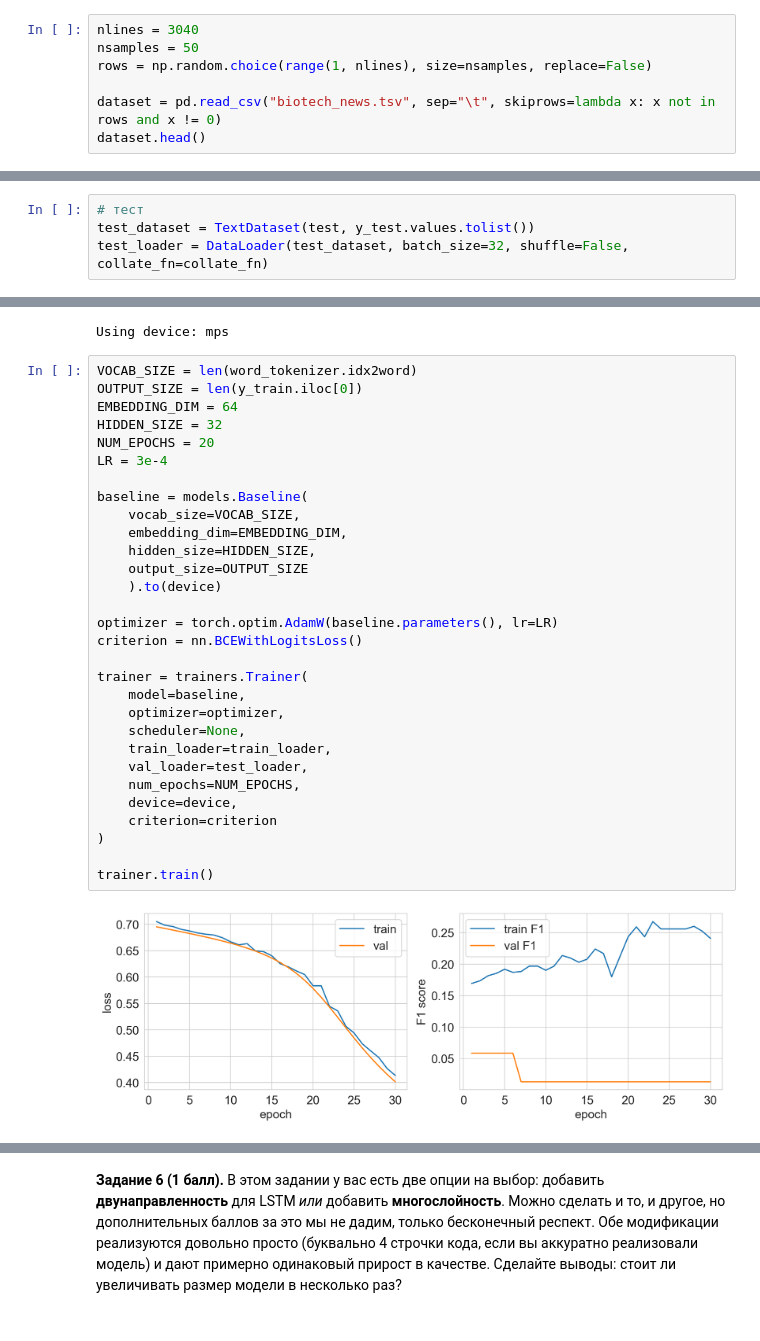
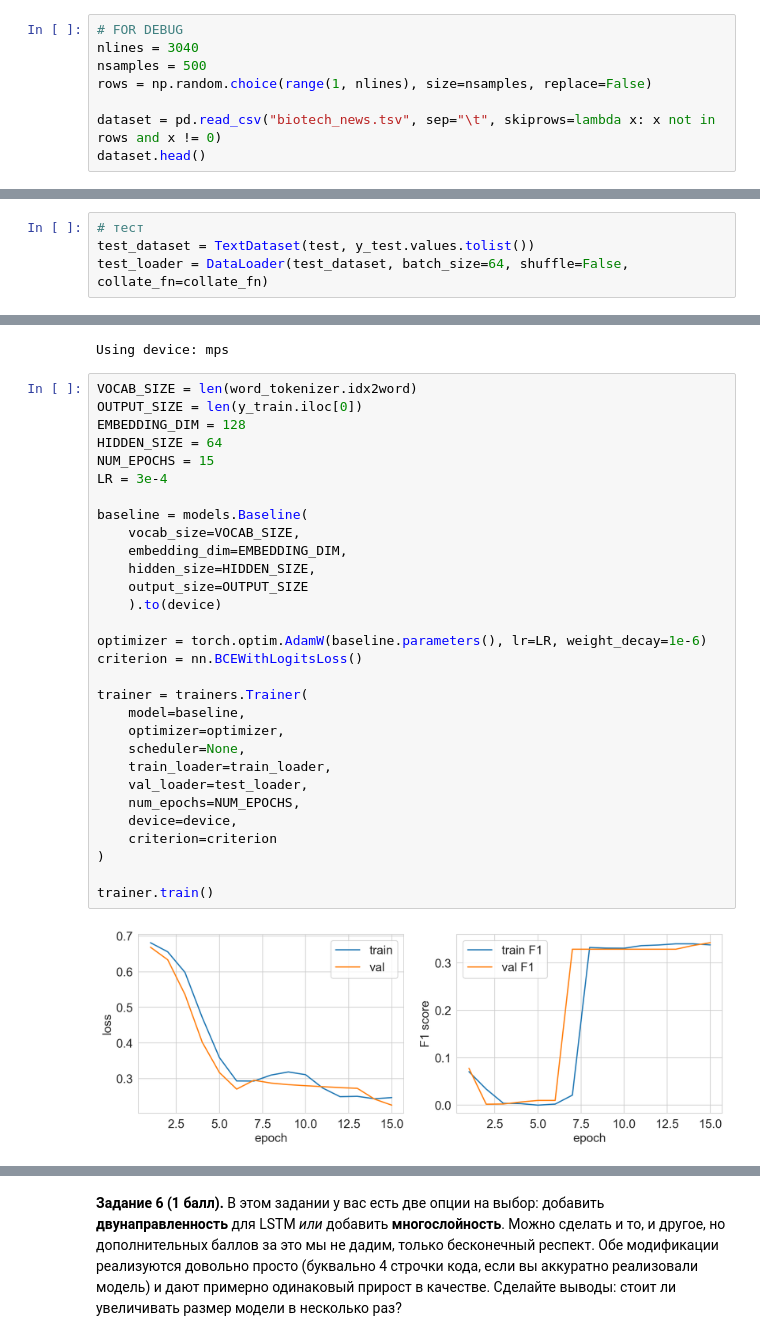
Before and after one commit to aapetukhov/NLP, a Jupyter notebook: nlp_hw2/nlp_hw2.ipynb, the cells around one changed output, grey strips where cells are left out. Saved outputs shown, nothing was run; the diff lists cells and outputs as text.

```diff
--- a/nlp_hw2/nlp_hw2.ipynb
+++ b/nlp_hw2/nlp_hw2.ipynb
@@ -43,6 +47,7 @@ STOP_WORDS = set(stopwords.words("english"))
 # %%
+# FOR DEBUG
 nlines = 3040
-nsamples = 50
+nsamples = 500
 rows = np.random.choice(range(1, nlines), size=nsamples, replace=False)
 
 dataset = pd.read_csv("biotech_news.tsv", sep="\t", skiprows=lambda x: x not in rows and x != 0)
@@ -147,7 +155,7 @@ train_loader = DataLoader(train_dataset, batch_size=32, shuffle=True, collate_fn
 # %%
 # тест
 test_dataset = TextDataset(test, y_test.values.tolist())
-test_loader = DataLoader(test_dataset, batch_size=32, shuffle=False, collate_fn=collate_fn)
+test_loader = DataLoader(test_dataset, batch_size=64, shuffle=False, collate_fn=collate_fn)
 # %% [markdown]
 ## Метрика качества
 
@@ -190,32 +198,32 @@ Using device: mps
 # %%
 VOCAB_SIZE = len(word_tokenizer.idx2word)
 OUTPUT_SIZE = len(y_train.iloc[0])
-EMBEDDING_DIM = 64
-HIDDEN_SIZE = 32
-NUM_EPOCHS = 20
+EMBEDDING_DIM = 128
+HIDDEN_SIZE = 64
+NUM_EPOCHS = 15
 LR = 3e-4
 
 baseline = models.Baseline(
     vocab_size=VOCAB_SIZE,
     embedding_dim=EMBEDDING_DIM,
     hidden_size=HIDDEN_SIZE,
     output_size=OUTPUT_SIZE
     ).to(device)
 
-optimizer = torch.optim.AdamW(baseline.parameters(), lr=LR)
+optimizer = torch.optim.AdamW(baseline.parameters(), lr=LR, weight_decay=1e-6)
 criterion = nn.BCEWithLogitsLoss()
 
 trainer = trainers.Trainer(
     model=baseline,
     optimizer=optimizer,
     scheduler=None,
     train_loader=train_loader,
     val_loader=test_loader,
     num_epochs=NUM_EPOCHS,
     device=device,
     criterion=criterion
 )
 
 trainer.train()
 # %% [output]
-[figure, old version]
+[figure, new version]
```
Also changed, not shown: parts of 7 cells of this notebook, 5 other files.
